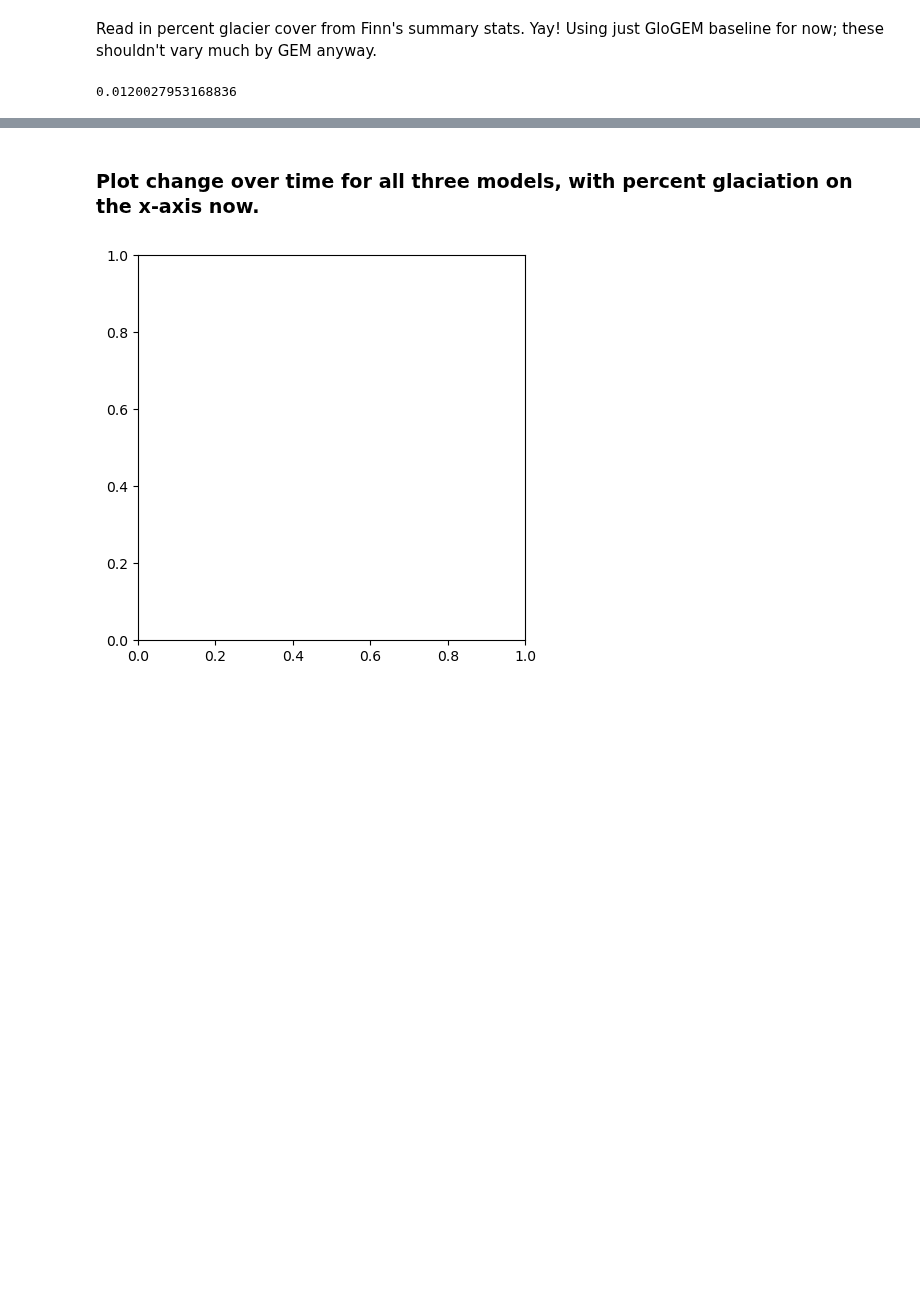
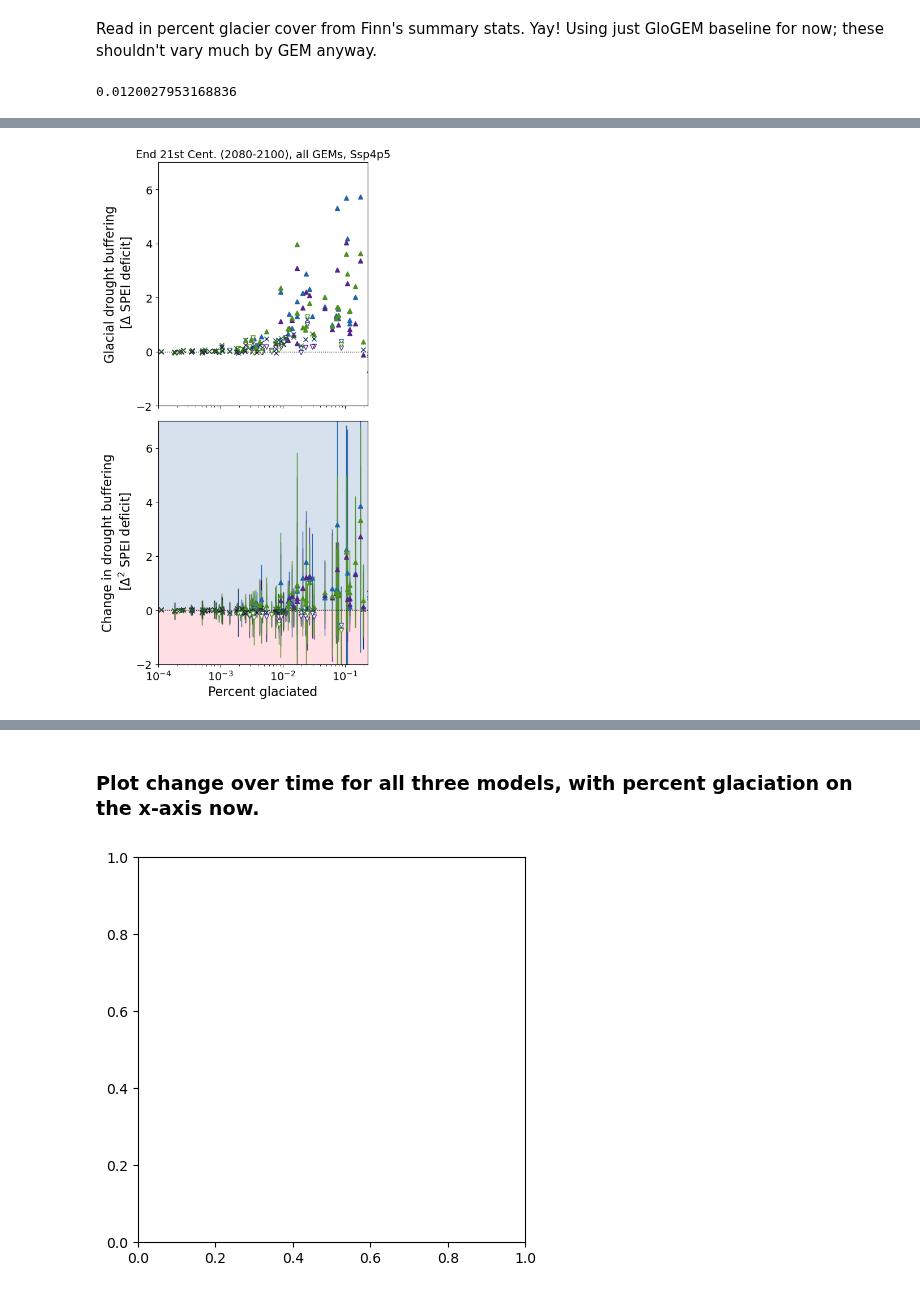
Before and after one commit to ehultee/glacial-SPEI, a Jupyter notebook: 20231109-multi_GEM-drought_stats.ipynb, the cells around one changed output, grey strips where cells are left out. Drawn from its saved outputs; the diff is of its cells as text; code cells hidden in the pictures; blank space fills up the shorter version.

```diff
--- a/20231109-multi_GEM-drought_stats.ipynb
+++ b/20231109-multi_GEM-drought_stats.ipynb
@@ -390,0 +366,96 @@ plt.tight_layout()
+# %%
+counter_increase = []
+counter_decrease = []
+counter_nochange = []
+
+from matplotlib import patches
+fig, axs = plt.subplots(2,1, figsize=(5,10), sharex=True, sharey=True)
+
+r_pos = patches.Rectangle((0,0), width=1, height=8, color='lightsteelblue', alpha=0.5)
+r_neg = patches.Rectangle((0,0), width=1, height=-3, color='pink', alpha=0.5)
+axs[1].add_patch(r_pos) ## shade increased-buffering region of plot
+axs[1].add_patch(r_neg) ## shade decreased-buffering region of plot
+
+for this_GEM, c in zip(gmodels, colorcode):
+
+    this_cmap = plt.get_cmap(c)
+    base_color = this_cmap(1.0)
+    dec_color = this_cmap(-0.7)
+    inc_color = this_cmap(0.9)
+
+    for j, b in enumerate(basin_names):
+        number_b = []
+        severity_b = []
+        number_midC = []
+        number_endC = []
+        severity_midC = []
+        severity_endC = []
+
+        # vol = initial_vols.loc[b,test_GEM]
+        pg = percent_glaciated.loc[b]
+
+        for m in modelnames:
+            number_b.append(basin_stats_bymodel_early[this_GEM][m][b][0][1]
+                            -basin_stats_bymodel_early[this_GEM][m][b][0][0])
+            number_midC.append(basin_stats_bymodel_midC[this_GEM][m][b][0][1]
+                               -basin_stats_bymodel_midC[this_GEM][m][b][0][0])
+            number_endC.append(basin_stats_bymodel_endC[this_GEM][m][b][0][1]
+                               -basin_stats_bymodel_endC[this_GEM][m][b][0][0])
+            severity_b.append(-1*(basin_stats_bymodel_early[this_GEM][m][b][2][1]
+                                  -basin_stats_bymodel_early[this_GEM][m][b][2][0]))
+            severity_midC.append(-1*(basin_stats_bymodel_midC[this_GEM][m][b][2][1]
+                                     -basin_stats_bymodel_midC[this_GEM][m][b][2][0]))
+            severity_endC.append(-1*(basin_stats_bymodel_endC[this_GEM][m][b][2][1]
+                                     -basin_stats_bymodel_endC[this_GEM][m][b][2][0]))
+
+        endC_v_hist_s = np.nanmean(severity_endC)-np.nanmean(severity_b)
+        if endC_v_hist_s >0.1:
+        # if endC_v_hist_s > (0.1*np.nanmean(severity_b)): ## 10% change in original signal
+            # endC_color_s=inc_color
+            end_facecolor = inc_color
+            end_edgecolor = inc_color
+            endC_marker_s='^'
+            counter_increase.append(this_GEM+'-'+b)
+        elif endC_v_hist_s<-0.1:
+        # elif endC_v_hist_s < (-0.1*np.nanmean(severity_b)):
+            # endC_color_s=dec_color
+            # end_facecolor = dec_color
+            # end_edgecolor = dec_color
+            end_facecolor = 'white'
+            end_edgecolor = inc_color
+            endC_marker_s='v'
+            counter_decrease.append(this_GEM+'-'+b)
+        else:
+            # endC_color_s='k'
+            end_facecolor = 'white'
+            end_edgecolor = base_color
+            endC_marker_s='x'
+            counter_nochange.append(this_GEM+'-'+b)
+        axs[0].errorbar(pg, np.nanmean(severity_endC),
+                     yerr=np.asarray(np.nanmean(severity_endC)-np.nanmin(severity_endC), np.nanmax(severity_endC)-np.nanmean(severity_endC)).transpose(),
+                     marker=endC_marker_s, mec = end_edgecolor, mfc=end_facecolor,
+                    ecolor=end_edgecolor, lw=1.0,
+                   elinewidth=0)
+
+        axs[1].errorbar(pg, np.nanmean(endC_v_hist_s),
+             yerr=np.asarray(np.nanmean(severity_endC)-np.nanmin(severity_endC), np.nanmax(severity_endC)-np.nanmean(severity_endC)).transpose(),
+             marker=endC_marker_s, mec = end_edgecolor, mfc=end_facecolor,
+            ecolor=end_edgecolor, lw=1.0)
+
+
+axs[0].set_ylabel(r'Glacial drought buffering'
+              '\n'
+              ' [$\Delta$ SPEI deficit]',fontsize=16)
+axs[1].set_ylabel(r'Change in drought buffering'
+              '\n'
+              ' [$\Delta^2$ SPEI deficit]',fontsize=16)
+axs[0].set(xscale='log', xlim=(1E-4, 0.23), ylim=(-2,7))
+axs[0].set_yticks([-2, 0, 2, 4, 6])
+axs[1].set_xlabel('Percent glaciated', fontsize=16)
+axs[0].set_title('End 21st Cent. (2080-2100), all GEMs, {}'.format(scen), fontsize=14)
+for ax in axs:
+    ax.tick_params(which='both', labelsize=14)
+    ax.axhline(0, ls=':', lw=1.0, color='k')
+plt.tight_layout()
+# %% [output]
+[figure, added]
```
Also changed, not shown: parts of 10 cells of this notebook, 1 other file.
